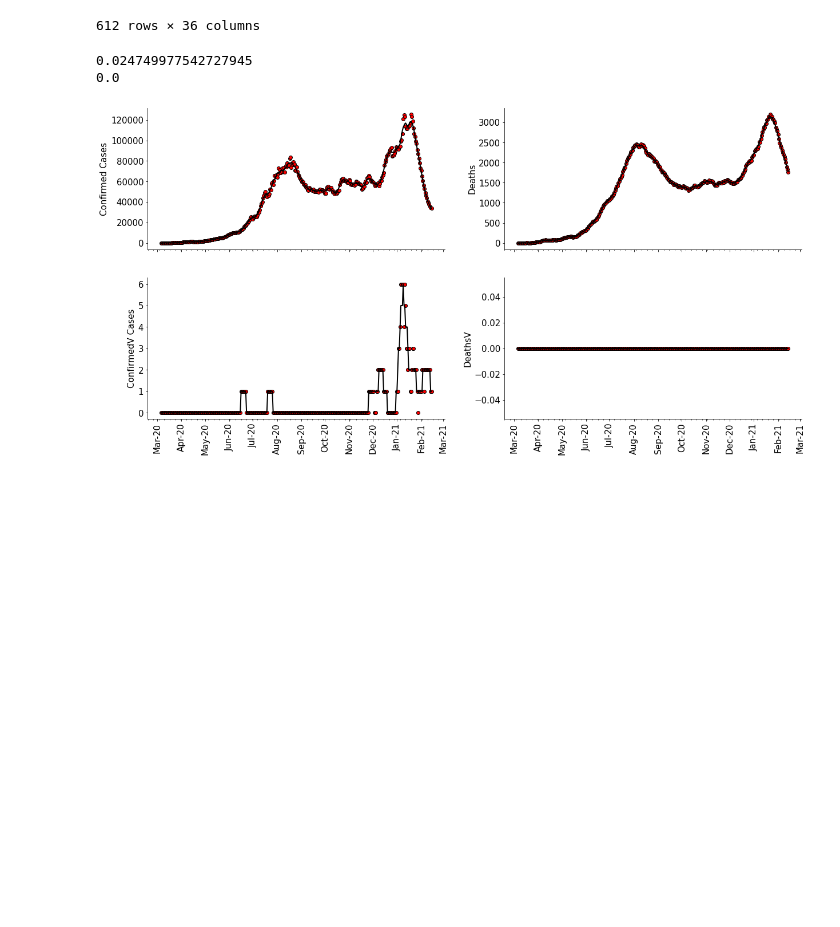
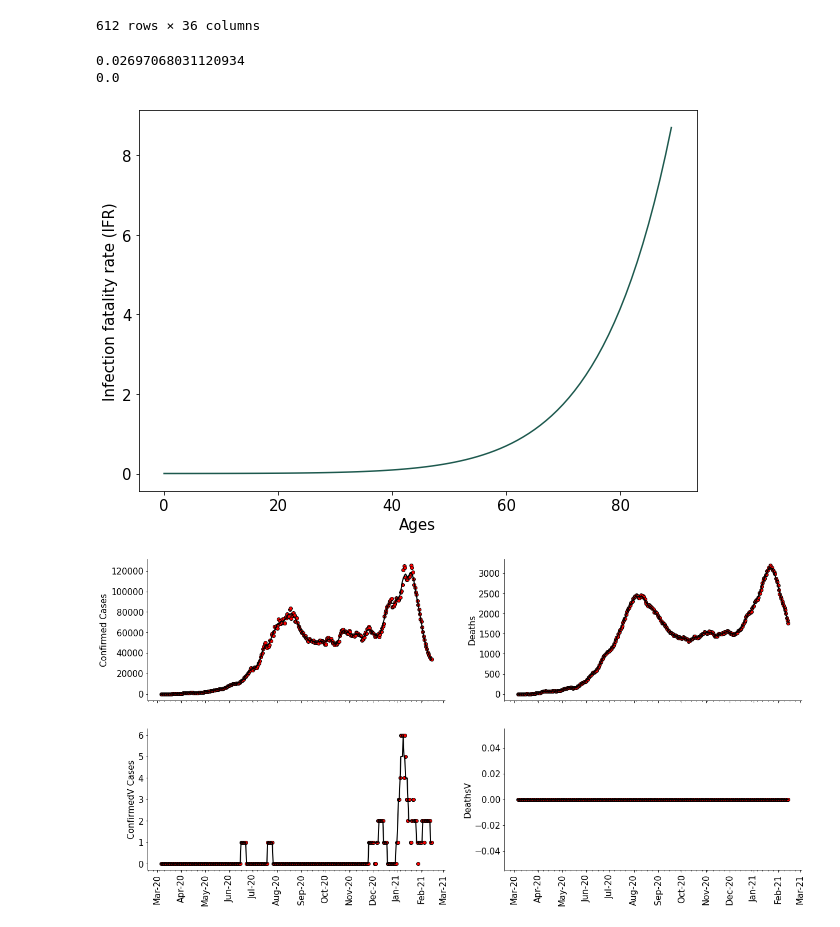
Before and after one commit to Juanmontenegro99/Covid19_Agg, a Jupyter notebook: models/inference_agg_model.ipynb, the cells around one changed output. Cells and saved outputs as stored; diff of their text form; code cells hidden in the pictures; blank space fills up the shorter version.

```diff
--- a/models/inference_agg_model.ipynb
+++ b/models/inference_agg_model.ipynb
@@ -87,13 +87,21 @@ ifr = np.exp([fitted_ifr[0:6].mean(),fitted_ifr[6:11].mean(),fitted_ifr[11:16].m
        fitted_ifr[61:66].mean(),fitted_ifr[67:71].mean(),fitted_ifr[71:76].mean(),fitted_ifr[76:].mean()])/100 #%
 
 # define the infection fatality rate for vaccinated and unvaccinated people
-ifr_m = np.mean(ifr)*3.533
+ifr_m = np.mean(ifr)*3.85
 iVfr  = 0*ifr_m
 print(ifr_m)
 print(iVfr)
 # %% [output]
-0.024749977542727945
+0.02697068031120934
 0.0
+# %%
+plt.figure(figsize=(10,7))
+plt.plot(np.exp(fitted_ifr), color='#1D594E')
+plt.xlabel('Ages', fontsize=15)
+plt.ylabel('Infection fatality rate (IFR)', fontsize=15)
+plt.tick_params(axis='both', which='major', labelsize=15)
+# %% [output]
+[figure, added]
 # %%
 from models_pompAgg import modelV, init_modelUV
 
```
Also changed, not shown: parts of 1 cell of this notebook, 19 other files.
